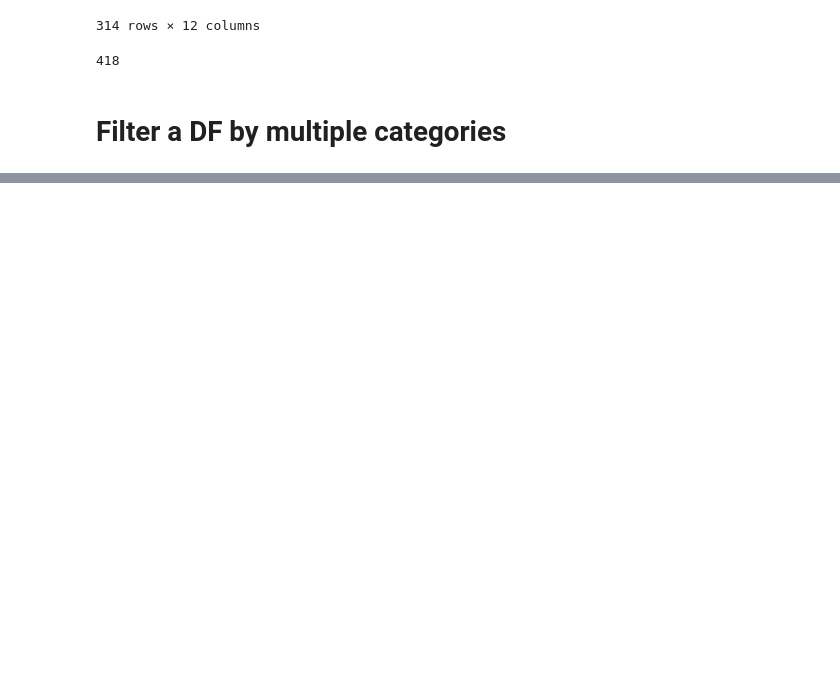
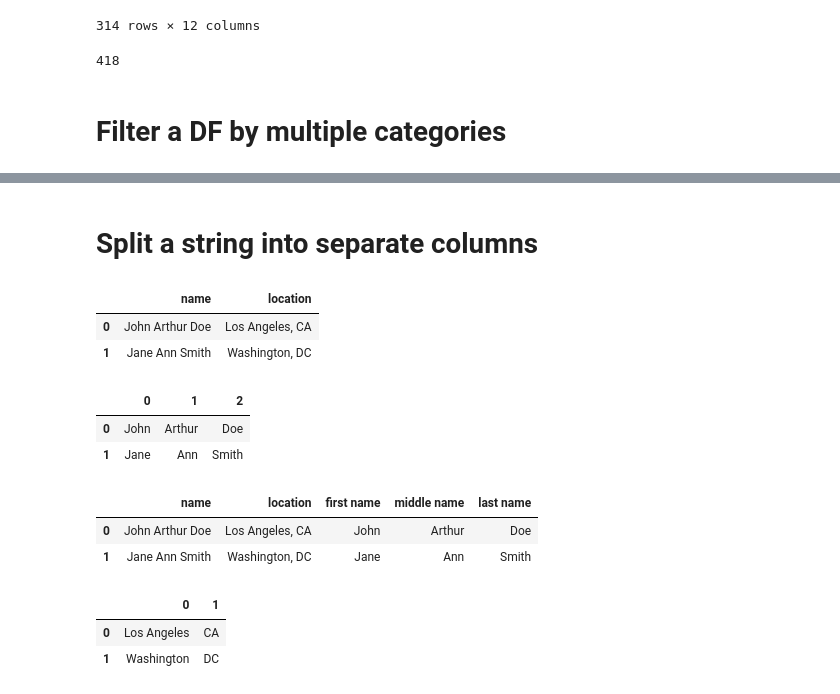
Before and after one commit to monika0603/SQL-practice, a Jupyter notebook: pandas-tricks.ipynb, the cells around one changed output, grey strips where cells are left out. Drawn from its saved outputs; the diff is of its cells as text; code cells hidden in the pictures; blank space fills up the shorter version.

```diff
--- a/pandas-tricks.ipynb
+++ b/pandas-tricks.ipynb
@@ -363,0 +400,29 @@ df[~df.Pclass.isin([1,2])].head()
+# %% [markdown]
+# Split a string into separate columns
+# %%
+df = pd.DataFrame({'name':['John Arthur Doe', 'Jane Ann Smith'],
+                   'location':['Los Angeles, CA', 'Washington, DC']})
+df
+# %% [output]
+|  | name | location |
+| 0 | John Arthur Doe | Los Angeles, CA |
+| 1 | Jane Ann Smith | Washington, DC |
+# %%
+df.name.str.split(' ', expand=True)
+# %% [output]
+|  | 0 | 1 | 2 |
+| 0 | John | Arthur | Doe |
+| 1 | Jane | Ann | Smith |
+# %%
+df[['first name','middle name','last name']] = df.name.str.split(' ', expand=True)
+df
+# %% [output]
+|  | name | location | first name | middle name | last name |
+| 0 | John Arthur Doe | Los Angeles, CA | John | Arthur | Doe |
+| 1 | Jane Ann Smith | Washington, DC | Jane | Ann | Smith |
+# %%
+df.location.str.split(', ', expand=True)
+# %% [output]
+|  | 0 | 1 |
+| 0 | Los Angeles | CA |
+| 1 | Washington | DC |
```
Also changed, not shown: parts of 8 cells of this notebook.
